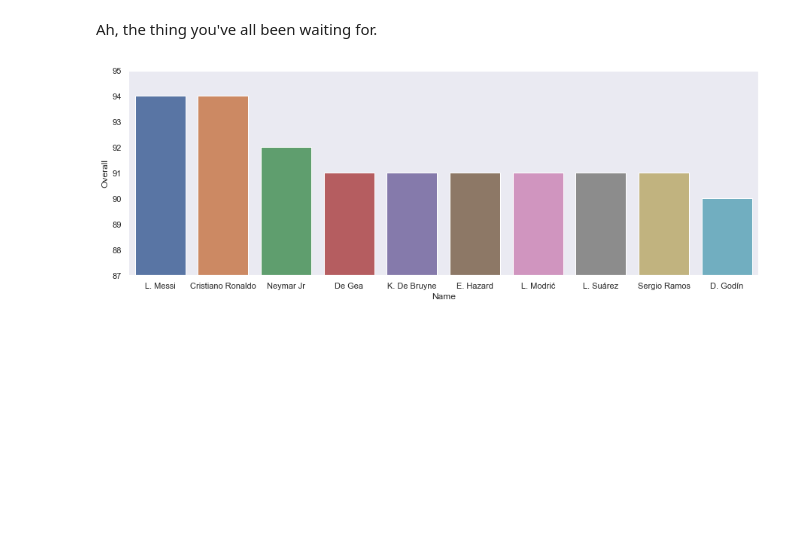
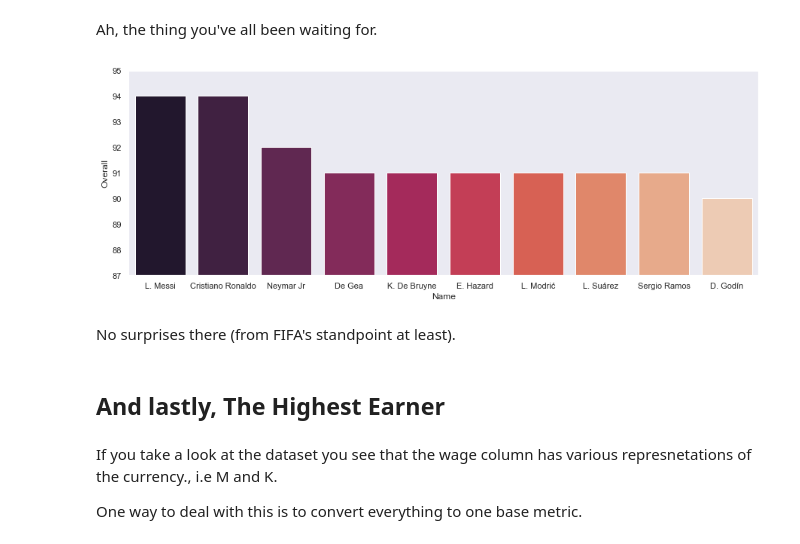
Before and after one commit to RohitMidha23/Kaggle, a Jupyter notebook: FIFA19/FIFA 19 .ipynb, the cells around one changed output. Cells and saved outputs as stored; diff of their text form; code cells hidden in the pictures; blank space fills up the shorter version.

Commit message:
data analysis done

```diff
--- a/FIFA19/FIFA 19 .ipynb
+++ b/FIFA19/FIFA 19 .ipynb
@@ -199,10 +372,18 @@ Ah, the thing you've all been waiting for.
 # %%
 fifa_best_players = pd.DataFrame.copy(fifa.sort_values(by = 'Overall' , ascending = False ).head(10))
 
 plt.figure(1 , figsize = (15 , 5))
-sns.barplot(x ='Name' , y = 'Overall' , data = fifa_best_players)
+sns.barplot(x ='Name' , y = 'Overall' , data = fifa_best_players,palette='rocket')
 
 plt.ylim(87 , 95)
 plt.show()
 # %% [output]
-[figure, old version]
+[figure, new version]
+# %% [markdown]
+No surprises there (from FIFA's standpoint at least).
+# %% [markdown]
+## And lastly, The Highest Earner
+# %% [markdown]
+If you take a look at the dataset you see that the wage column has various represnetations of the currency., i.e M and K.
+
+One way to deal with this is to convert everything to one base metric.
```
Also changed, not shown: parts of 33 cells of this notebook.
